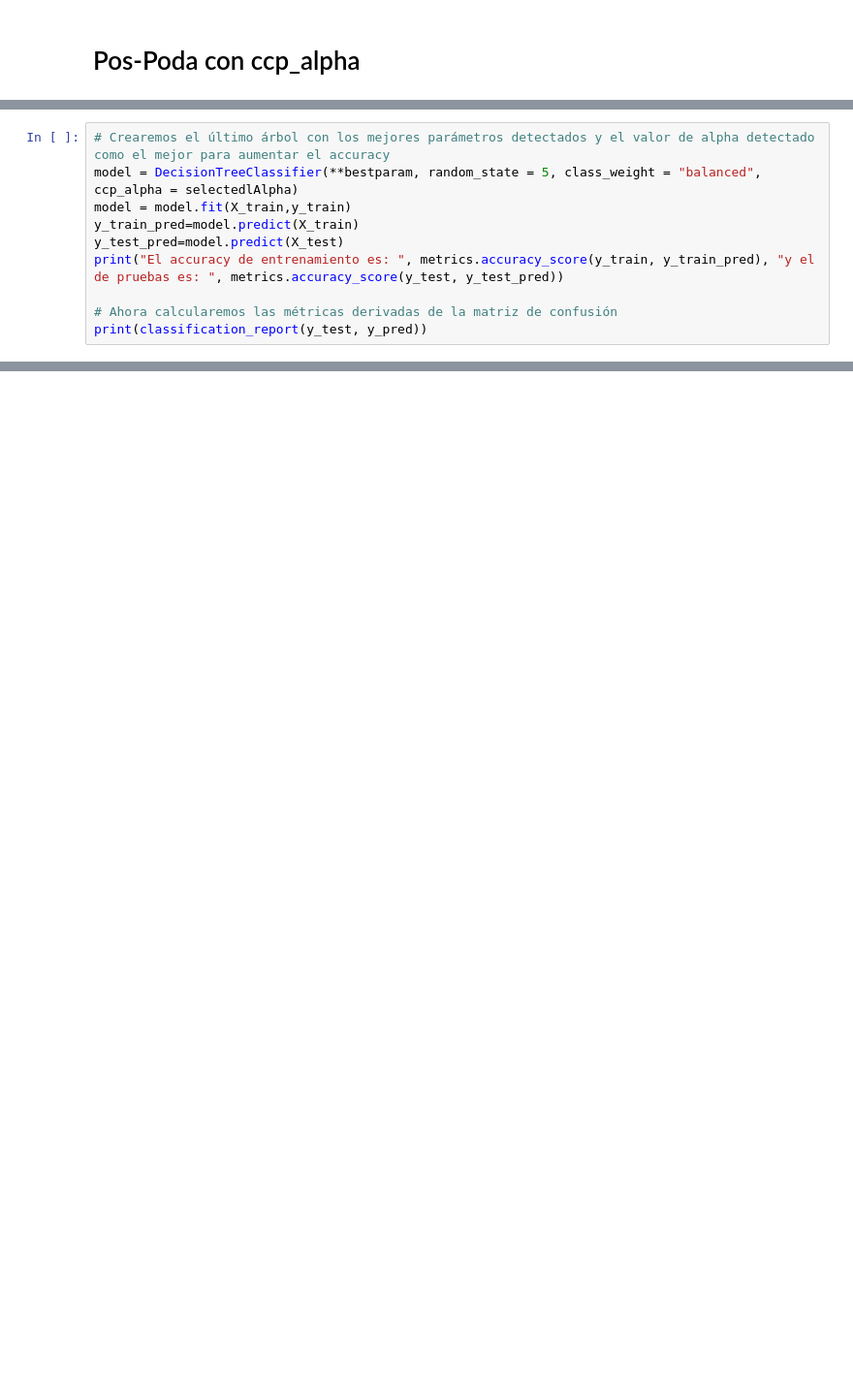
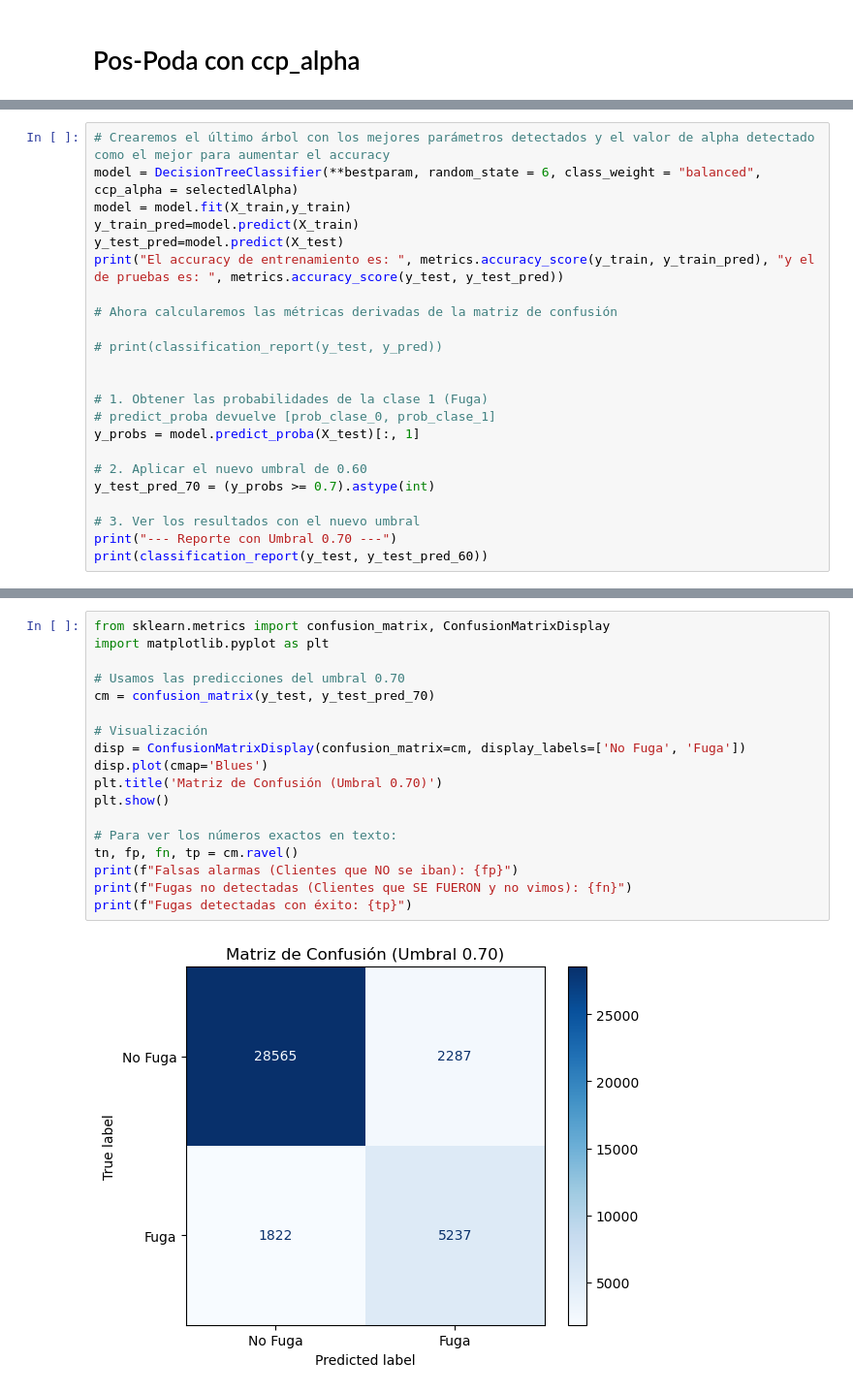
Before and after one commit to cristianfelip/ML_Fuga_2026, a Jupyter notebook: Fuga_clientes.ipynb, the cells around one changed output, grey strips where cells are left out. Shown at 97% size. Drawn from its saved outputs; the diff is of its cells as text; blank space fills up the shorter version.

```diff
--- a/Fuga_clientes.ipynb
+++ b/Fuga_clientes.ipynb
@@ -425,11 +486,24 @@ np.float64(5.416689173045846e-05)
 # %%
 # Crearemos el último árbol con los mejores parámetros detectados y el valor de alpha detectado como el mejor para aumentar el accuracy
-model = DecisionTreeClassifier(**bestparam, random_state = 5, class_weight = "balanced", ccp_alpha = selectedlAlpha)
+model = DecisionTreeClassifier(**bestparam, random_state = 6, class_weight = "balanced", ccp_alpha = selectedlAlpha)
 model = model.fit(X_train,y_train)
 y_train_pred=model.predict(X_train)
 y_test_pred=model.predict(X_test)
 print("El accuracy de entrenamiento es: ", metrics.accuracy_score(y_train, y_train_pred), "y el de pruebas es: ", metrics.accuracy_score(y_test, y_test_pred))
 
 # Ahora calcularemos las métricas derivadas de la matriz de confusión
-print(classification_report(y_test, y_pred))
+
+# print(classification_report(y_test, y_pred))
+
+
+# 1. Obtener las probabilidades de la clase 1 (Fuga)
+# predict_proba devuelve [prob_clase_0, prob_clase_1]
+y_probs = model.predict_proba(X_test)[:, 1]
+
+# 2. Aplicar el nuevo umbral de 0.60
+y_test_pred_70 = (y_probs >= 0.7).astype(int)
+
+# 3. Ver los resultados con el nuevo umbral
+print("--- Reporte con Umbral 0.70 ---")
+print(classification_report(y_test, y_test_pred_60))
 # %% [output]
@@ -444,0 +529,20 @@ weighted avg       0.89      0.88      0.89     37911
+# %%
+from sklearn.metrics import confusion_matrix, ConfusionMatrixDisplay
+import matplotlib.pyplot as plt
+
+# Usamos las predicciones del umbral 0.70
+cm = confusion_matrix(y_test, y_test_pred_70)
+
+# Visualización
+disp = ConfusionMatrixDisplay(confusion_matrix=cm, display_labels=['No Fuga', 'Fuga'])
+disp.plot(cmap='Blues')
+plt.title('Matriz de Confusión (Umbral 0.70)')
+plt.show()
+
+# Para ver los números exactos en texto:
+tn, fp, fn, tp = cm.ravel()
+print(f"Falsas alarmas (Clientes que NO se iban): {fp}")
+print(f"Fugas no detectadas (Clientes que SE FUERON y no vimos): {fn}")
+print(f"Fugas detectadas con éxito: {tp}")
+# %% [output]
+[figure, added]
```
Also changed, not shown: parts of 23 cells of this notebook.
